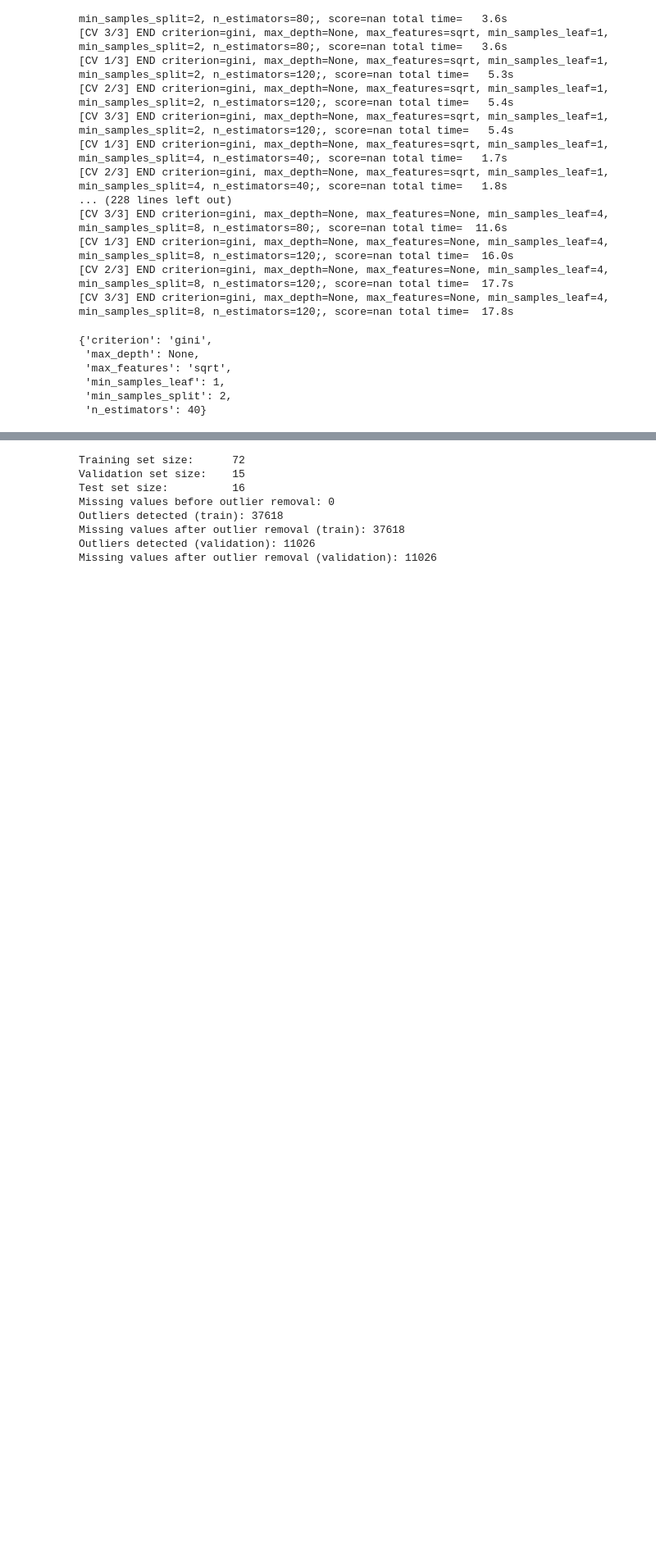
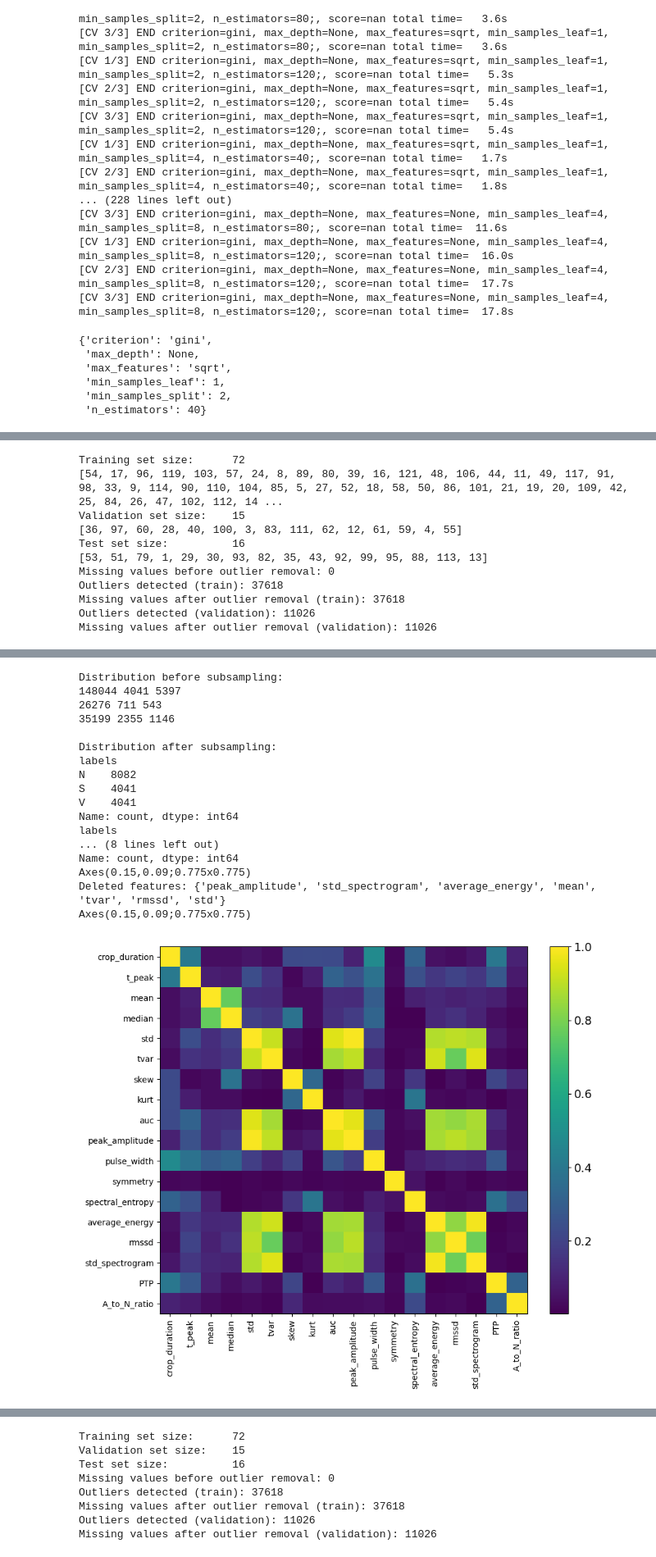
Before and after one commit to FrancescoLeni/AI_PPG, a Jupyter notebook: NB_ML_all.ipynb, the cells around one changed output, grey strips where cells are left out. Shown at 82% size. Saved outputs shown, nothing was run; the diff lists cells and outputs as text; code cells hidden in the pictures; blank space fills up the shorter version.

```diff
--- a/NB_ML_all.ipynb
+++ b/NB_ML_all.ipynb
@@ -664,3 +706,42 @@ weighted avg       0.96      0.93      0.94     38700
 (RandomForestClassifier(n_estimators=50, random_state=36),
  array(['N', 'N', 'A', ..., 'N', 'N', 'N'], dtype=object),
  array(['N', 'A', 'N', ..., 'N', 'N', 'N'], dtype=object))
+# %%
+# clf = RandomForestClassifier(criterion='gini',
+#                              n_estimators=50,
+#                              max_depth=None,
+#                              min_samples_split=2,
+#                              min_samples_leaf=1,
+#                              max_features='sqrt',
+
+#                              min_weight_fraction_leaf=0.0,
+#                              max_leaf_nodes=None,
+#                              min_impurity_decrease=0.0,
+#                              bootstrap=True,
+#                              oob_score=False,
+#                              n_jobs=None,
+#                              random_state=36,
+#                              verbose=0,
+#                              warm_start=False,
+#                              class_weight=None,
+#                              ccp_alpha=0.0,
+#                              max_samples=None)
+
+
+from sklearn.linear_model import LogisticRegression
+clf = LogisticRegression(random_state=36)
+
+exp = ML_experiment(threshold=0.75)
+exp.main(clf)
+# %% [output]
+Training set size:      72
+[54, 17, 96, 119, 103, 57, 24, 8, 89, 80, 39, 16, 121, 48, 106, 44, 11, 49, 117, 91, 98, 33, 9, 114, 90, 110, 104, 85, 5, 27, 52, 18, 58, 50, 86, 101, 21, 19, 20, 109, 42, 25, 84, 26, 47, 102, 112, 14 ...
+Validation set size:    15
+[36, 97, 60, 28, 40, 100, 3, 83, 111, 62, 12, 61, 59, 4, 55]
+Test set size:          16
+[53, 51, 79, 1, 29, 30, 93, 82, 35, 43, 92, 99, 95, 88, 113, 13]
+Missing values before outlier removal: 0
+Outliers detected (train): 37618
+Missing values after outlier removal (train): 37618
+Outliers detected (validation): 11026
+Missing values after outlier removal (validation): 11026
@@ -666,0 +749,18 @@ weighted avg       0.96      0.93      0.94     38700
+Distribution before subsampling:
+148044 4041 5397
+26276 711 543
+35199 2355 1146
+
+Distribution after subsampling:
+labels
+N    8082
+S    4041
+V    4041
+Name: count, dtype: int64
+labels
+... (8 lines left out)
+Name: count, dtype: int64
+Axes(0.15,0.09;0.775x0.775)
+Deleted features: {'peak_amplitude', 'std_spectrogram', 'average_energy', 'mean', 'tvar', 'rmssd', 'std'}
+Axes(0.15,0.09;0.775x0.775)
+[figure, added]
```
Also changed, not shown: parts of 14 cells of this notebook, 2 other files.
